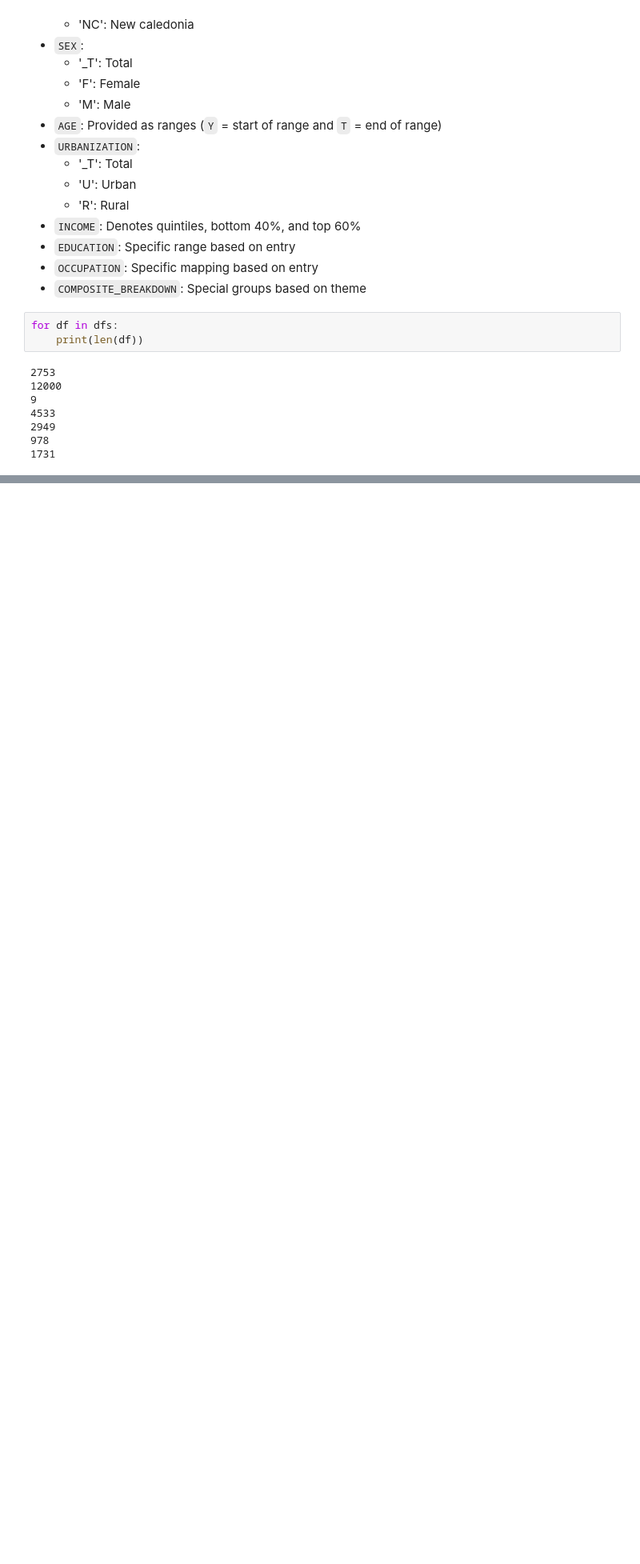
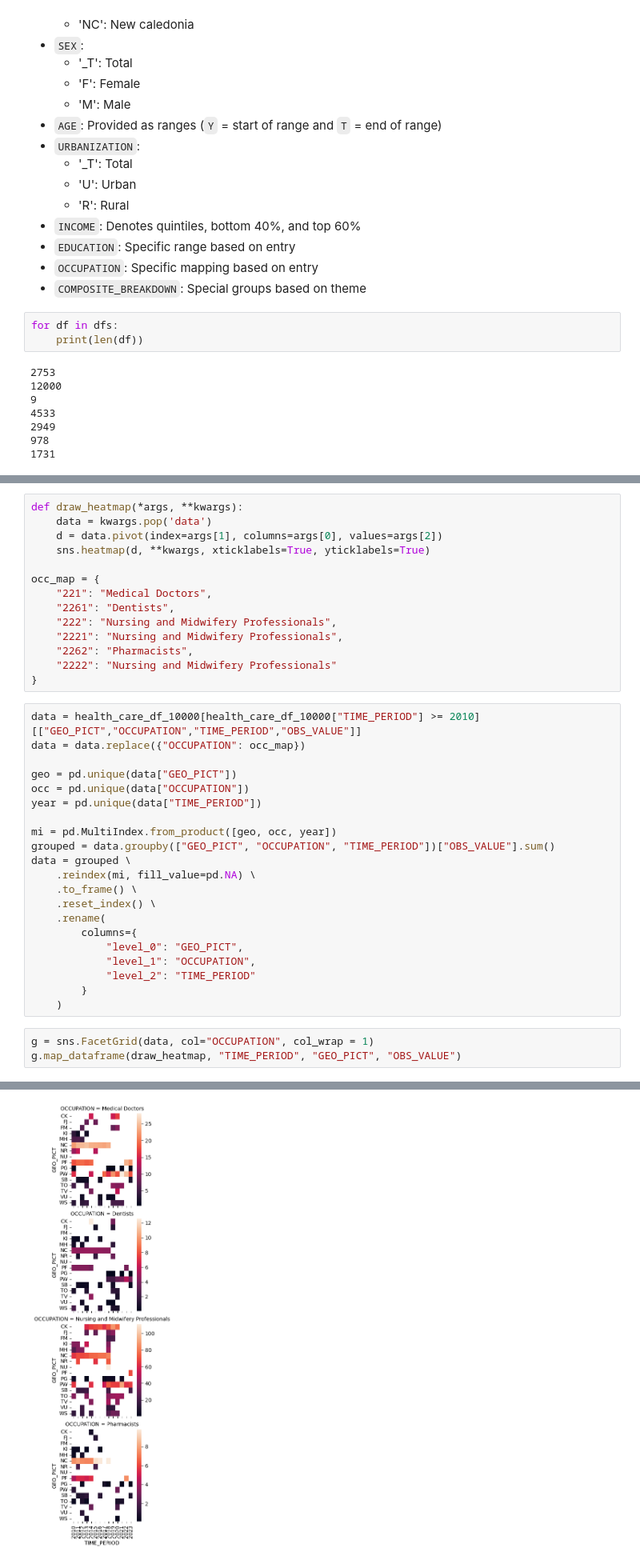
Before and after one commit to lacanlale/pacific-dataviz-2025, a Jupyter notebook: notebooks/Exploration.ipynb, the cells around one changed output, grey strips where cells are left out. Shown at 80% size. Saved outputs shown, nothing was run; the diff lists cells and outputs as text; blank space fills up the shorter version.

Commit message:
Adding notes on moccupation mappings for health worker densities

```diff
--- a/notebooks/Exploration.ipynb
+++ b/notebooks/Exploration.ipynb
@@ -187,0 +257,39 @@ target_df \
+# %%
+def draw_heatmap(*args, **kwargs):
+    data = kwargs.pop('data')
+    d = data.pivot(index=args[1], columns=args[0], values=args[2])
+    sns.heatmap(d, **kwargs, xticklabels=True, yticklabels=True)
+
+occ_map = {
+    "221": "Medical Doctors",
+    "2261": "Dentists",
+    "222": "Nursing and Midwifery Professionals",
+    "2221": "Nursing and Midwifery Professionals",
+    "2262": "Pharmacists",
+    "2222": "Nursing and Midwifery Professionals"
+}
+# %%
+data = health_care_df_10000[health_care_df_10000["TIME_PERIOD"] >= 2010][["GEO_PICT","OCCUPATION","TIME_PERIOD","OBS_VALUE"]]
+data = data.replace({"OCCUPATION": occ_map})
+
+geo = pd.unique(data["GEO_PICT"])
+occ = pd.unique(data["OCCUPATION"])
+year = pd.unique(data["TIME_PERIOD"])
+
+mi = pd.MultiIndex.from_product([geo, occ, year])
+grouped = data.groupby(["GEO_PICT", "OCCUPATION", "TIME_PERIOD"])["OBS_VALUE"].sum()
+data = grouped \
+    .reindex(mi, fill_value=pd.NA) \
+    .to_frame() \
+    .reset_index() \
+    .rename(
+        columns={
+            "level_0": "GEO_PICT",
+            "level_1": "OCCUPATION",
+            "level_2": "TIME_PERIOD"
+        }
+    )
+# %%
+g = sns.FacetGrid(data, col="OCCUPATION", col_wrap = 1)
+g.map_dataframe(draw_heatmap, "TIME_PERIOD", "GEO_PICT", "OBS_VALUE")
+# %% [output]
@@ -187,0 +297 @@ target_df \
+[figure, added]
```
Also changed, not shown: parts of 11 cells of this notebook.
